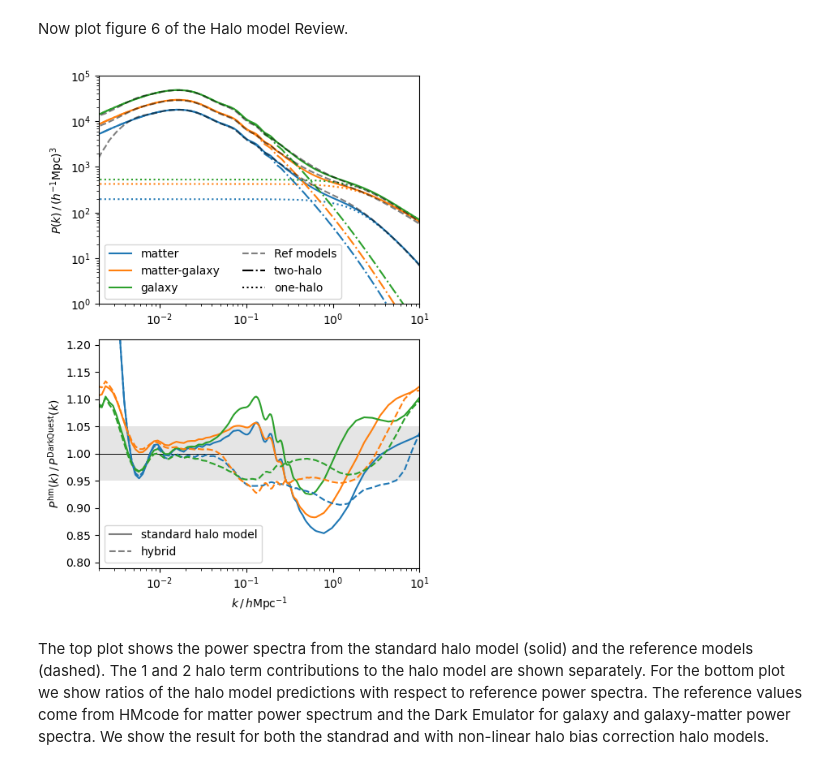
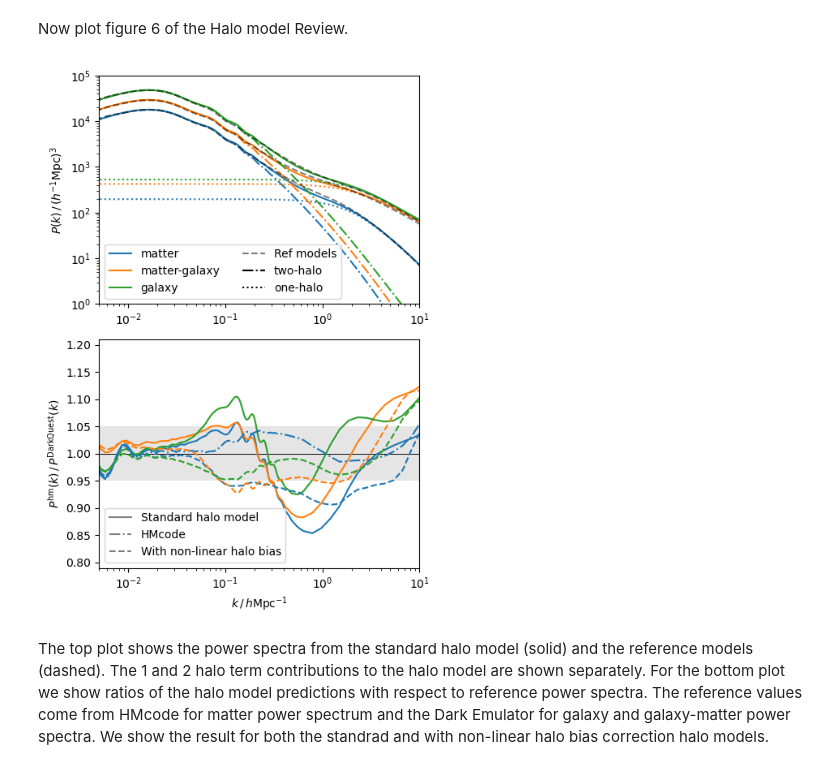
Before and after one commit to alexander-mead/pyhalomodel, a Jupyter notebook: notebooks/Fig_6_HM_HMcode_DQ_comparison.ipynb, the cells around one changed output. Saved outputs shown, nothing was run; the diff lists cells and outputs as text; code cells hidden in the pictures.

```diff
--- a/notebooks/Fig_6_HM_HMcode_DQ_comparison.ipynb
+++ b/notebooks/Fig_6_HM_HMcode_DQ_comparison.ipynb
@@ -366,7 +366,7 @@ if include_Bnl:
 Now plot figure 6 of the Halo model Review.
 # %%
 # Parameters
-kmin_plt = 2e-3; kmax_plt = 1e1
+kmin_plt = 5e-3; kmax_plt = 1e1
 Pkmin = 1e0; Pkmax = 1e5
 rmin = 0.79; rmax = 1.21
 
@@ -376,7 +376,7 @@ include_bnl_mm = True
 
 # Line styles
 lab_mm = 'matter'; lab_mg = 'matter-galaxy'; lab_gg = 'galaxy'
-lab_li = 'linear'; lab_hm = 'standard halo model'; lab_nl = 'with non-linear halo bias'
+lab_li = 'linear'; lab_hm = 'Standard halo model'; lab_nl = 'With non-linear halo bias'
 col_li = 'black'; col_mm = 'C0'; col_mg = 'C1'; col_gg = 'C2'
 ls_2h = '-.'; ls_1h = ':'; ls_hm = '-'; ls_hm_res = '-'; ls_nl_res = '--'
 # alpha_model = 0.5
@@ -450,35 +450,39 @@ if plot_accuracy_block:
 # plt.plot(ks, Pk_lin_camb/Pk_HMcode_mm, color=col_li, label=lab_li)
 for (Pk_hm, Pk_ref, col) in zip(Pks_hm, Pks_ref, cols):
     plt.plot(ks, Pk_hm/Pk_ref, color=col, ls=ls_hm_res)
 
+plt.plot(ks, Pk_HMcode_mm/Pk_dq_mm, color=col_mm, ls="-.")
+
+
 # Residual of beta_nl halo model
 if include_Bnl:
     for (Pk_hm, Pk_ref, col) in zip(Pks_hm_bnl, Pks_ref, cols):
         if (not include_bnl_mm) and (col == col_mm):
             continue
         else:
             plt.plot(ks, Pk_hm/Pk_ref, color=col, ls=ls_nl_res)
 
 # Labels
 plt.plot(np.nan, color='black', alpha=0.5, ls=ls_hm_res, label=lab_hm)
+plt.plot(np.nan, color='black', alpha=0.5, ls="-.", label="HMcode")
 if include_Bnl:
-    plt.plot(np.nan, color='black', alpha=0.5, ls=ls_nl_res, label='hybrid')
+    plt.plot(np.nan, color='black', alpha=0.5, ls=ls_nl_res, label=lab_nl)
 
 # Axes
 plt.xlabel(r'$k\,/\,h\mathrm{Mpc}^{-1}$')
 plt.xlim((kmin_plt, kmax_plt))
 plt.xscale('log')
 plt.ylabel(r'$P^\mathrm{hm}(k)\,/\,P^\mathrm{DarkQuest}(k)$')
 plt.ylim((rmin, rmax))
 plt.legend(loc='lower left')
 
 outfile = 'plots/hm_comp.pdf'
 # Finalise
 plt.tight_layout()
 plt.savefig(outfile,bbox_inches='tight')
 plt.show()
 # %% [output]
-[figure, old version]
+[figure, new version]
 # %% [markdown]
 The top plot shows the power spectra from the standard halo model (solid) and the reference models (dashed). The 1 and 2 halo term contributions to the halo model are shown separately.
 For the bottom plot we show ratios of the halo model predictions with respect to reference power spectra.
```
Also changed, not shown: parts of 2 cells of this notebook, 1 other file.
